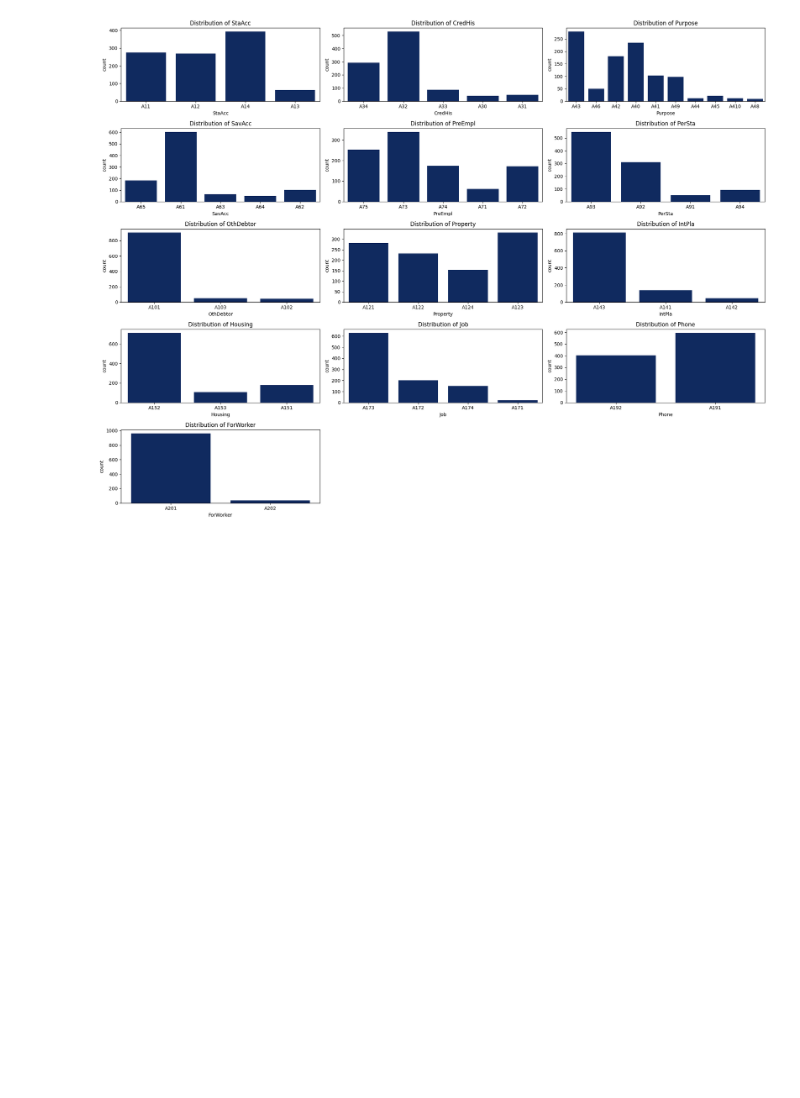
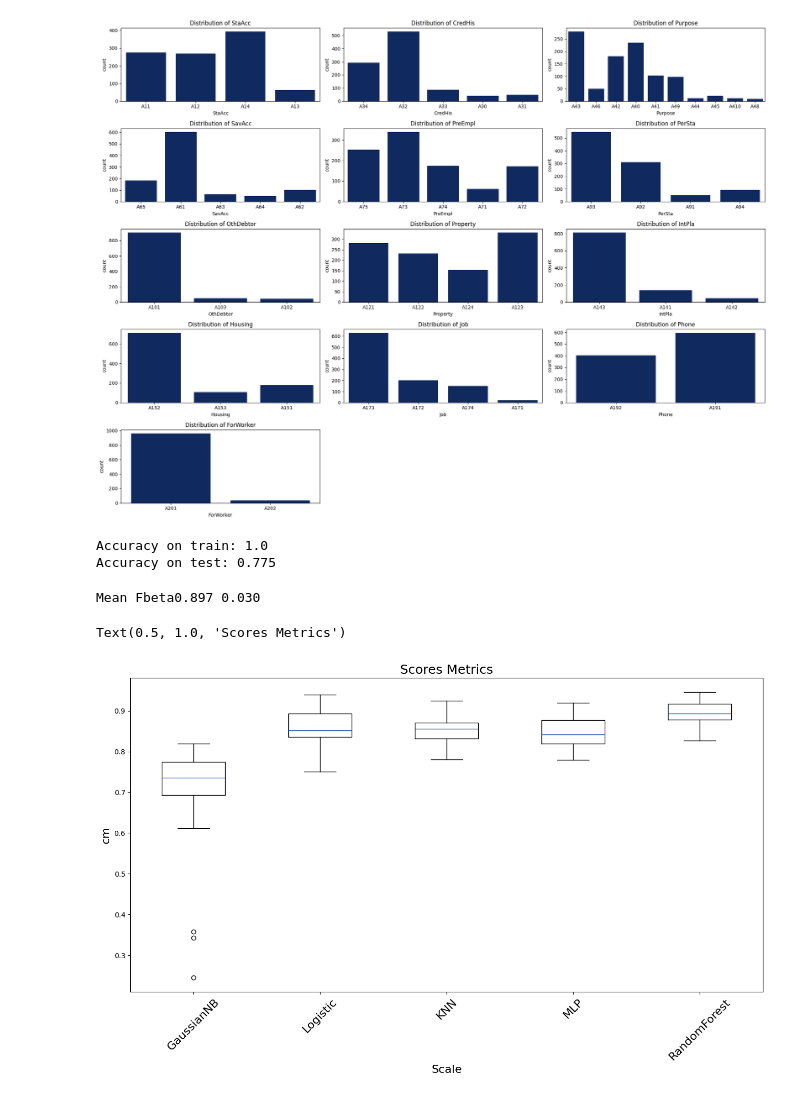
Before and after one commit to tienphatnguyendev/ml-ops, a Jupyter notebook: notebooks/pipeline-design.ipynb, the cells around one changed output. Cells and saved outputs as stored; diff of their text form; code cells hidden in the pictures; blank space fills up the shorter version.

Commit message:
Pipeline Design template

```diff
--- a/notebooks/pipeline-design.ipynb
+++ b/notebooks/pipeline-design.ipynb
@@ -125,0 +113,16 @@ categorical_visualizer.plot_distribution(cat_cols)
+# %%
+completed_pl = Pipeline(steps=[
+    ('preprocessor', preprocessor),
+    ('classifier', RandomForestClassifier())
+])
+
+completed_pl.fit(X_train, y_train)
+y_train_pred = completed_pl.predict(X_train)
+
+print(f'Accuracy on train: {accuracy_score(list(y_train),list(y_train_pred))}')
+
+y_test_pred = completed_pl.predict(X_test)
+print(f'Accuracy on test: {accuracy_score(list(y_test),list(y_test_pred))}')
+# %% [output]
+Accuracy on train: 1.0
+Accuracy on test: 0.775
@@ -125,0 +140,50 @@ categorical_visualizer.plot_distribution(cat_cols)
+# %%
+cv = RepeatedStratifiedKFold(
+    n_splits=10,
+    n_repeats=3,
+    random_state=1
+)
+metric = make_scorer(fbeta)
+scores = cross_val_score(
+    completed_pl,
+    X_train,
+    y_train,
+    scoring=metric,
+    cv=cv,
+    n_jobs=-1
+)
+print('Mean Fbeta{:.03f} {:.03f}'.format(np.mean(scores), np.std(scores)))
+# %% [output]
+Mean Fbeta0.897 0.030
+# %%
+models = [GaussianNB(), LogisticRegression(max_iter=1000, tol=1e-4, solver='lbfgs'), KNeighborsClassifier(), MLPClassifier(), RandomForestClassifier()]
+cv = RepeatedStratifiedKFold(n_splits=10, n_repeats=3, random_state=1)
+
+scores = [
+    cross_val_score(
+        Pipeline(
+            steps=[
+                ('preprocessor', preprocessor),
+                ('classifier', model)
+            ]
+        ),
+        X_train,
+        y_train,
+        scoring=metric,
+        cv=cv,
+        n_jobs=-1
+    )
+    for model in models
+]
+# %%
+model_names = ['GaussianNB', 'Logistic', 'KNN', 'MLP', 'RandomForest']
+
+plt.figure(figsize=(16, 8))
+plt.boxplot(scores)
+plt.xlabel('Scale', fontsize=16)
+plt.ylabel('cm', fontsize=16)
+plt.xticks(np.arange(len(model_names))+1, model_names, rotation=45, fontsize=16)
+plt.title("Scores Metrics", fontsize=18)
+# %% [output]
+Text(0.5, 1.0, 'Scores Metrics')
+[figure, added]
```
Also changed, not shown: parts of 16 cells of this notebook, 4 other files.
